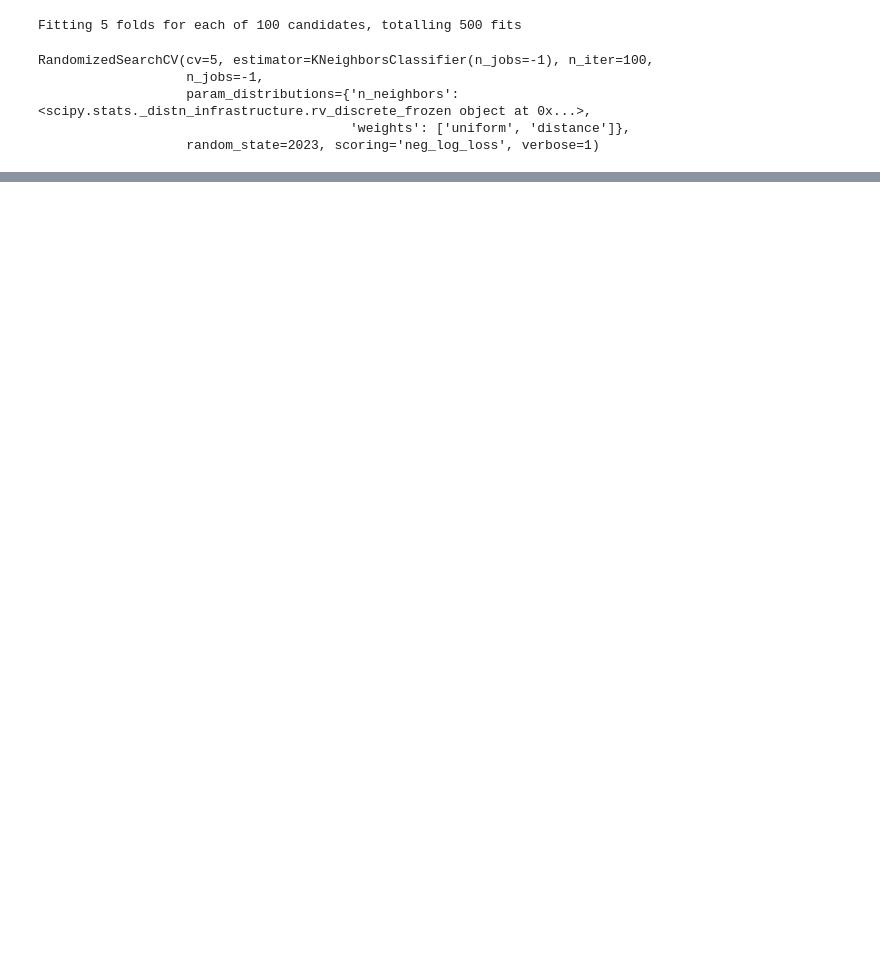
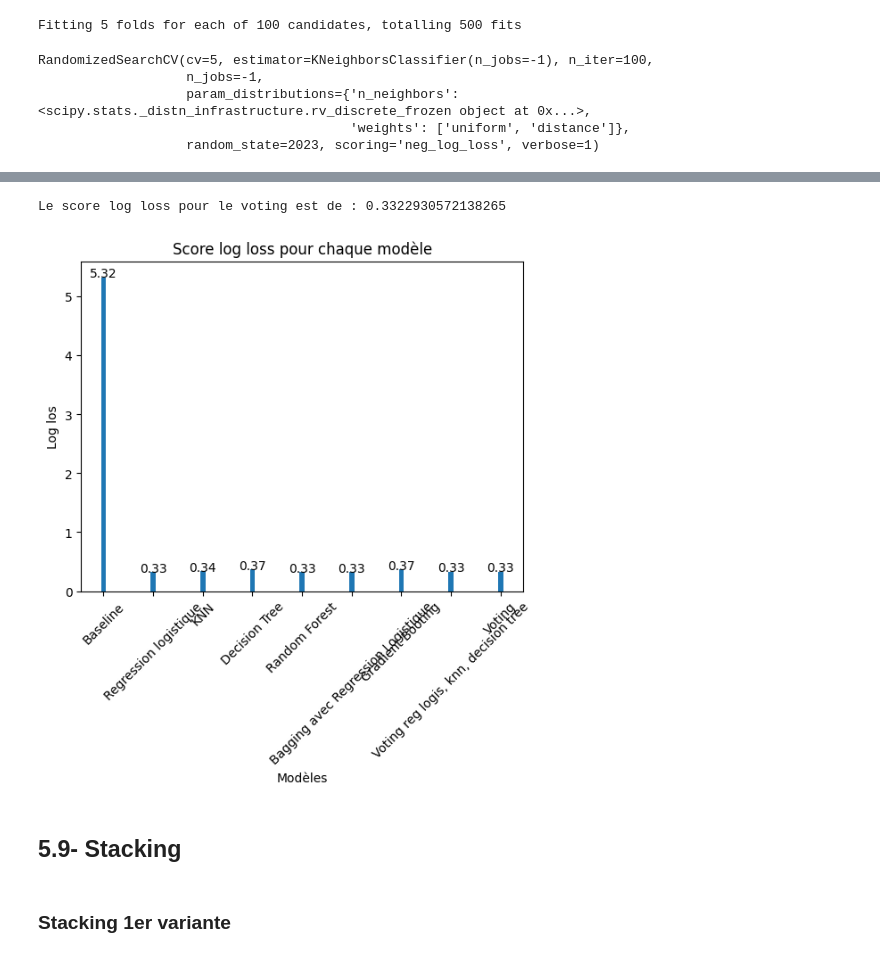
Before and after one commit to pascalfeutseu/420-A52-SF-gr-10084, a Jupyter notebook: nbs/Projet#2/Projet#2.ipynb, the cells around one changed output, grey strips where cells are left out. Cells and saved outputs as stored; diff of their text form; code cells hidden in the pictures; blank space fills up the shorter version.

```diff
--- a/nbs/Projet#2/Projet#2.ipynb
+++ b/nbs/Projet#2/Projet#2.ipynb
@@ -336,0 +514,9 @@ plot_log_loss_bar(results)
+# %%
+# Liste des estimateurs
+estimators = [('lr', best_lr),
+              ('knn', best_knn),
+              ('dt', best_dt)]
+# %%
+voting = VotingClassifier(estimators=estimators, voting='soft', n_jobs=-1)
+# %%
+voting.fit(X_train, y_train)
@@ -336,0 +540,15 @@ plot_log_loss_bar(results)
+# %%
+# Score sur les plis de validation
+score_log_loss_voting = -cross_val_score(voting, X_train, y_train, scoring='neg_log_loss', cv=strat_kfold, n_jobs=-1).mean()
+# %%
+print(f'Le score log loss pour le voting est de : {score_log_loss_voting}')
+# %% [output]
+Le score log loss pour le voting est de : 0.3322930572138265
+# %%
+# Comparaison visuelle des log loss sur un digramme à bar
+results['Voting'] = score_log_loss_voting
+plot_log_loss_bar(results)
+# %% [output]
+[figure, added]
+# %% [markdown]
+## 5.9- Stacking
@@ -336,0 +557,2 @@ plot_log_loss_bar(results)
+# %% [markdown]
+### Stacking 1er variante
```
Also changed, not shown: parts of 80 cells of this notebook.
